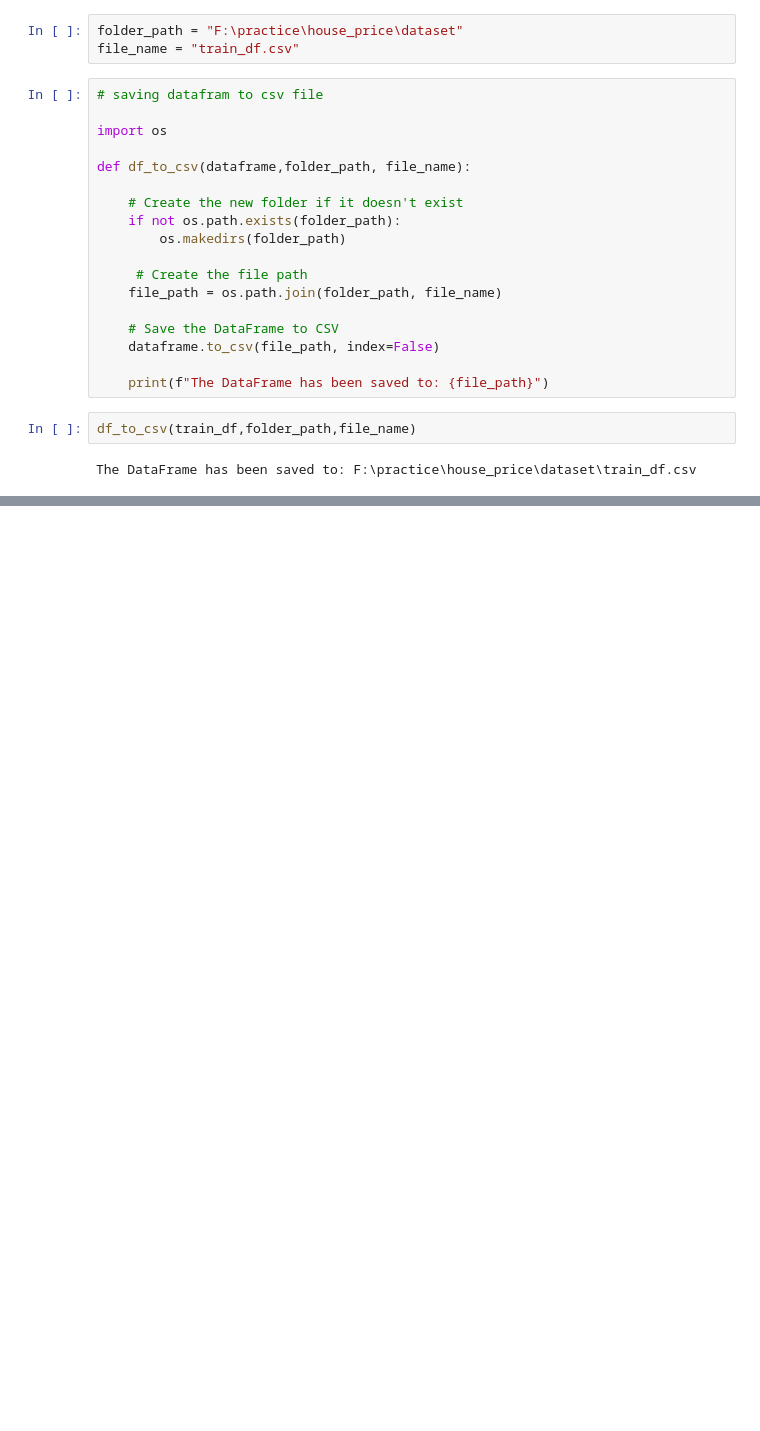
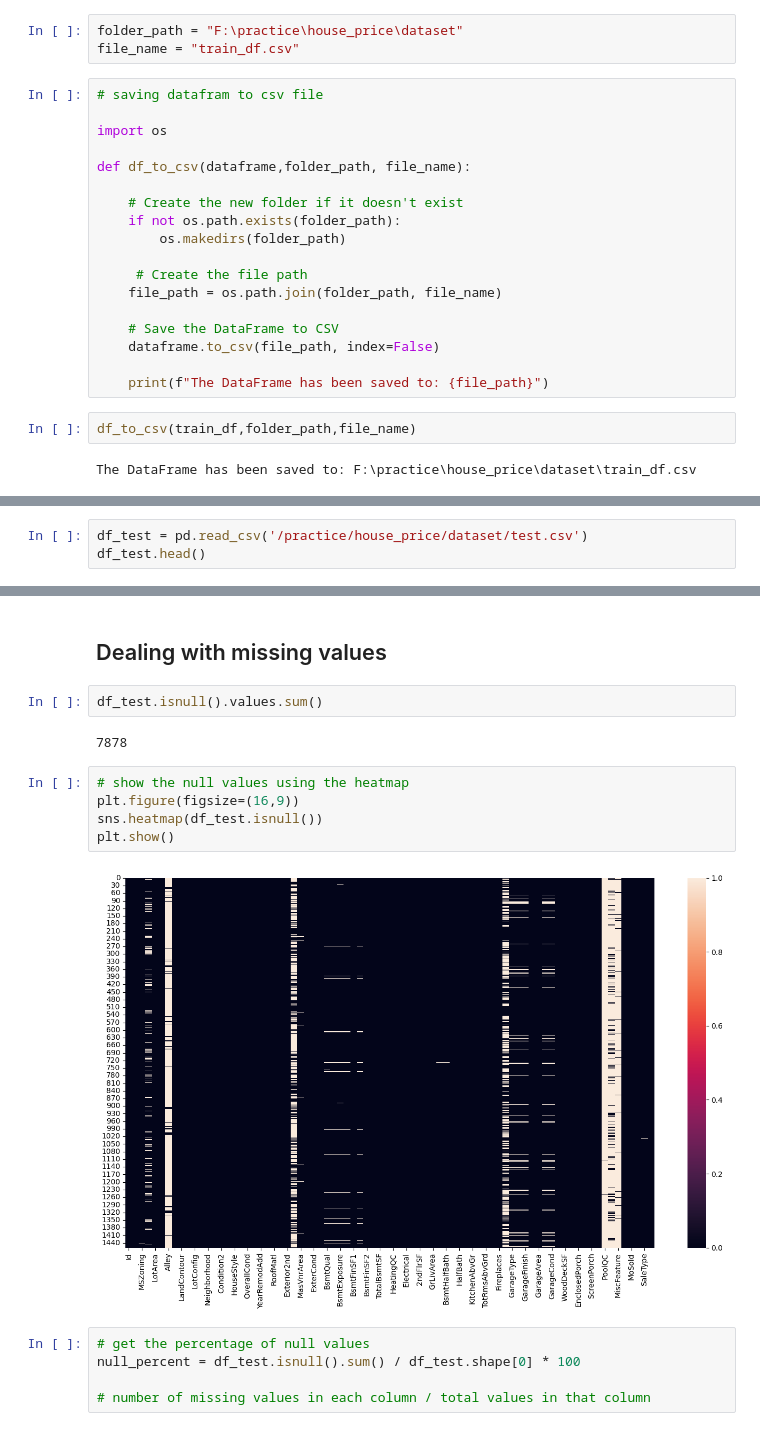
Before and after one commit to Prashantkhobragade/house_price, a Jupyter notebook: house_price.ipynb, the cells around one changed output, grey strips where cells are left out. Drawn from its saved outputs; the diff is of its cells as text; blank space fills up the shorter version.

Commit message:
final dataset

```diff
--- a/house_price.ipynb
+++ b/house_price.ipynb
@@ -349,0 +413,3 @@ The DataFrame has been saved to: F:\practice\house_price\dataset\train_df.csv
+# %%
+df_test = pd.read_csv('/practice/house_price/dataset/test.csv')
+df_test.head()
@@ -349,0 +469,18 @@ The DataFrame has been saved to: F:\practice\house_price\dataset\train_df.csv
+# %% [markdown]
+## Dealing with missing values
+# %%
+df_test.isnull().values.sum()
+# %% [output]
+7878
+# %%
+# show the null values using the heatmap
+plt.figure(figsize=(16,9))
+sns.heatmap(df_test.isnull())
+plt.show()
+# %% [output]
+[figure, added]
+# %%
+# get the percentage of null values
+null_percent = df_test.isnull().sum() / df_test.shape[0] * 100
+
+# number of missing values in each column / total values in that column
```
Also changed, not shown: parts of 32 cells of this notebook, 3 other files.
